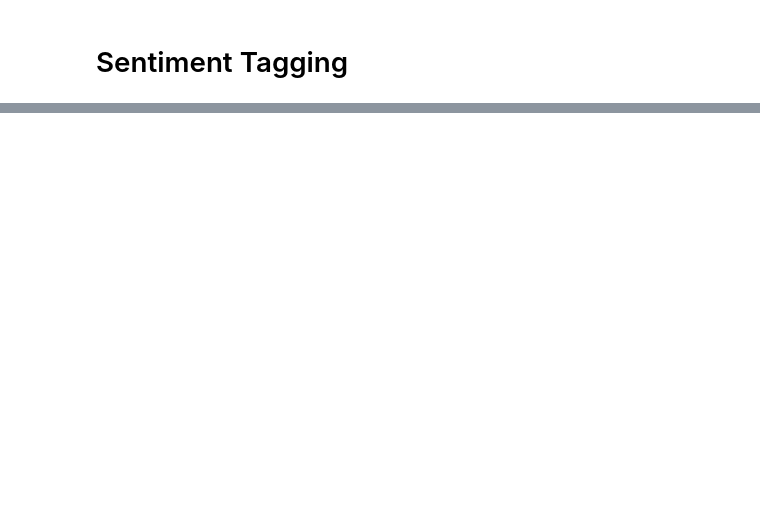
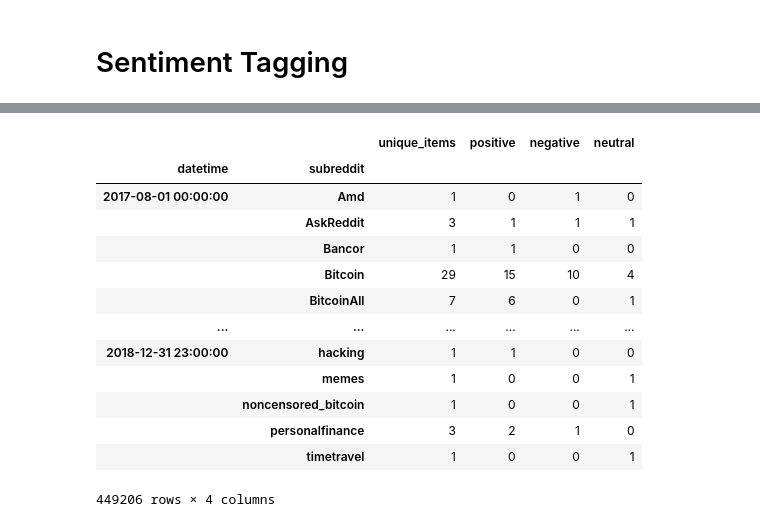
Before and after one commit to chris-messer/bitcoin-sentiment-price-analysis, a Jupyter notebook: Code/Sentiment Analysis.ipynb, the cells around one changed output, grey strips where cells are left out. Cells and saved outputs as stored; diff of their text form; code cells hidden in the pictures; blank space fills up the shorter version.

```diff
--- a/Code/Sentiment Analysis.ipynb
+++ b/Code/Sentiment Analysis.ipynb
@@ -221,0 +267,2 @@ print("Sentiment of text 2:", sent_2)
+# %%
+bitcoin_data_sent = pd.read_csv('../Data/reddit_with_sent.csv', lineterminator='\n')
@@ -221,0 +271,9 @@ print("Sentiment of text 2:", sent_2)
+# %%
+bitcoin_data_sent['datetime'] = pd.to_datetime(bitcoin_data_sent['datetime'])
+bitcoin_data_sent[['negative','positive','neutral']] = 0
+
+bitcoin_data_sent.loc[bitcoin_data_sent["sentiment"] <= -.05, "negative"] = 1
+bitcoin_data_sent.loc[bitcoin_data_sent["sentiment"] >= .05, "positive"] = 1
+bitcoin_data_sent.loc[(bitcoin_data_sent["sentiment"] > -.05) &
+                      (bitcoin_data_sent["sentiment"] <  .05), "neutral"] = 1
+bitcoin_data_sent.head()
@@ -221,0 +311,23 @@ print("Sentiment of text 2:", sent_2)
+# %%
+agg_by_subreddit_by_hour = bitcoin_data_sent.groupby(
+    [pd.Grouper(key='datetime', freq='H'), 'subreddit']).agg(unique_items=('created_utc', 'count'),
+                                                             positive=('positive','sum'),
+                                                             negative=('negative','sum'),
+                                                             neutral=('neutral','sum'))
+agg_by_subreddit_by_hour.to_csv('reddit_agg_by_subreddit_by_hour.csv')
+agg_by_subreddit_by_hour
+# %% [output]
+|  |  | unique_items | positive | negative | neutral |
+| datetime | subreddit |  |  |  |  |
+| 2017-08-01 00:00:00 | Amd | 1 | 0 | 1 | 0 |
+|  | AskReddit | 3 | 1 | 1 | 1 |
+|  | Bancor | 1 | 1 | 0 | 0 |
+|  | Bitcoin | 29 | 15 | 10 | 4 |
+|  | BitcoinAll | 7 | 6 | 0 | 1 |
+| ... | ... | ... | ... | ... | ... |
+| 2018-12-31 23:00:00 | hacking | 1 | 1 | 0 | 0 |
+|  | memes | 1 | 0 | 0 | 1 |
+|  | noncensored_bitcoin | 1 | 0 | 0 | 1 |
+|  | personalfinance | 3 | 2 | 1 | 0 |
+|  | timetravel | 1 | 0 | 0 | 1 |
+449206 rows × 4 columns
```
Also changed, not shown: parts of 24 cells of this notebook, 2 other files.
